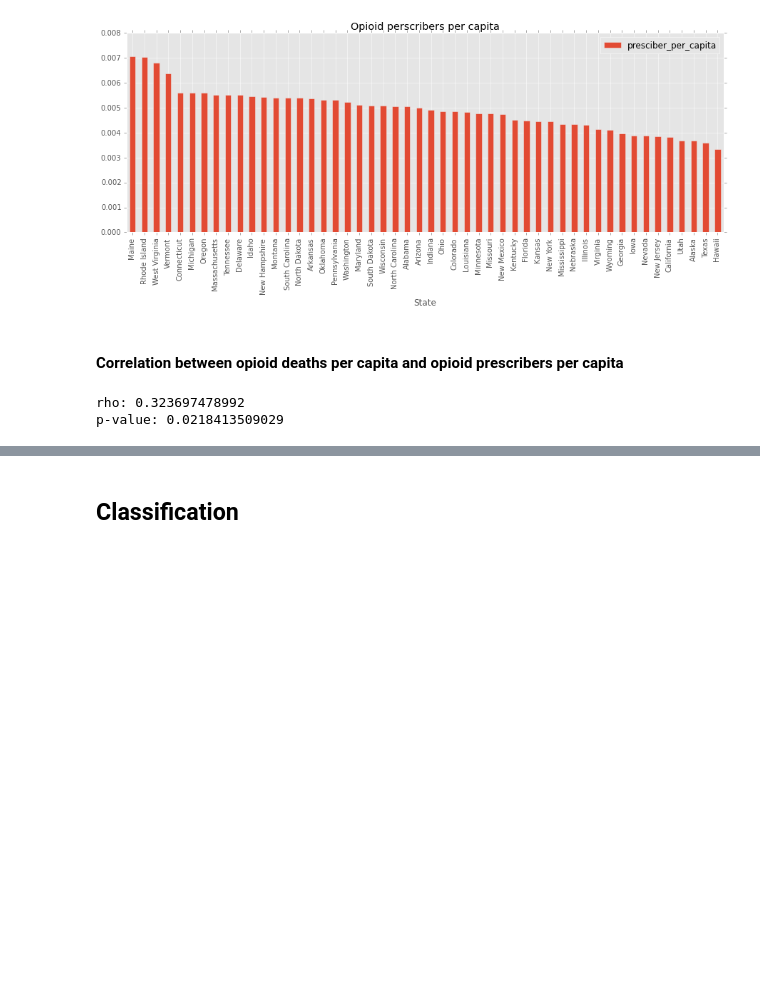
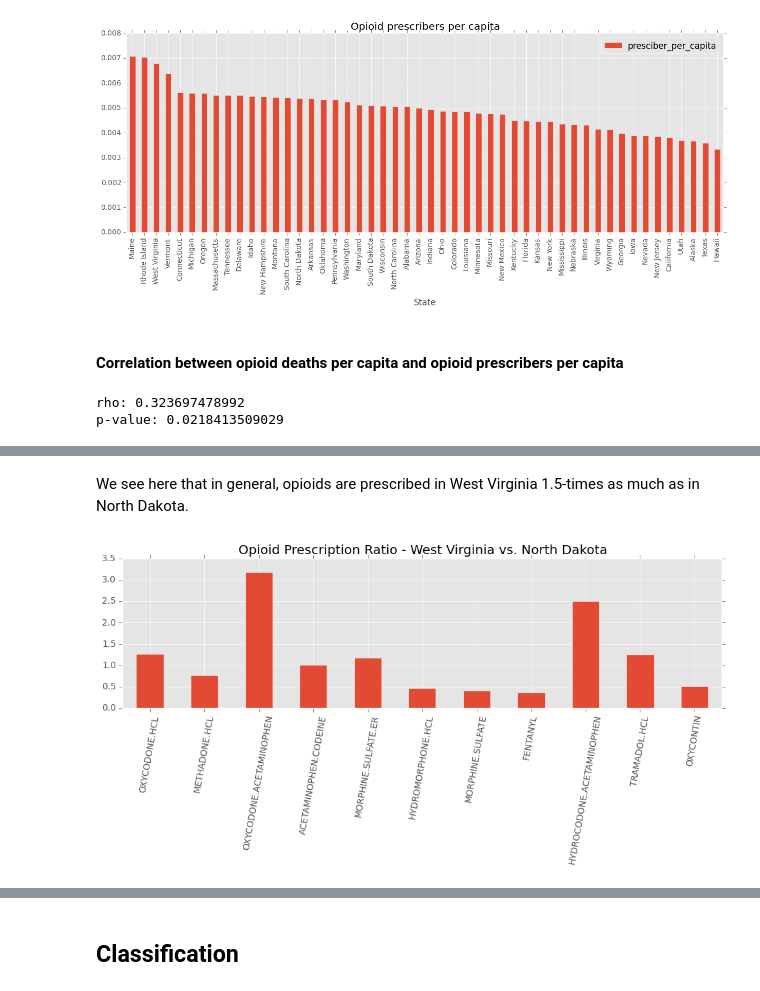
Before and after one commit to pazbunis/rwe_project, a Jupyter notebook: Project.ipynb, the cells around one changed output, grey strips where cells are left out. Saved outputs shown, nothing was run; the diff lists cells and outputs as text; code cells hidden in the pictures; blank space fills up the shorter version.

```diff
--- a/Project.ipynb
+++ b/Project.ipynb
@@ -49,0 +48,13 @@ opiad_prescriber_state_grp = opiad_prescriber_info.groupby(['State'])
+# %%
+prescriber_info = pd.read_csv('data/prescriber-info.csv', thousands=',')
+# remove states with a low number of opioid prescribers
+state_sizes = prescriber_info.groupby('State').size()
+large_state_ops = state_sizes[state_sizes > 50]
+idxs = prescriber_info.apply(lambda r: r.State in large_state_ops.index , axis=1)
+filtered_prescriber_info = prescriber_info[idxs].copy()
+# merge similar\small specialties
+filtered_prescriber_info = filtered_prescriber_info.replace('.*Surgery.*', 'General Surgery', regex=True)
+specialty_group_sizes = filtered_prescriber_info.groupby('Specialty').size()
+small_specialty_groups = specialty_group_sizes[specialty_group_sizes < 20]
+filtered_prescriber_info.replace(small_specialty_groups.index, 'Other', inplace=True)
+prescriber_info = filtered_prescriber_info
@@ -71,0 +121,13 @@ p-value: 0.0218413509029
+# %% [markdown]
+We see here that in general, opioids are prescribed in West Virginia 1.5-times as much as in North Dakota.
+# %%
+WV_ND_ratio = WV_pres_norm / ND_pres_norm
+ratio_series = pd.Series.from_array(WV_ND_ratio)
+x_labels = state_opioid_pres_sums.columns
+plt.figure(figsize=(12, 3))
+ax = ratio_series.plot(kind='bar')
+ax.set_title("Opioid Prescription Ratio - West Virginia vs. North Dakota")
+ax.set_xticklabels(x_labels, rotation = 80)
+show()
+# %% [output]
+[figure, added]
```
Also changed, not shown: parts of 17 cells of this notebook.
